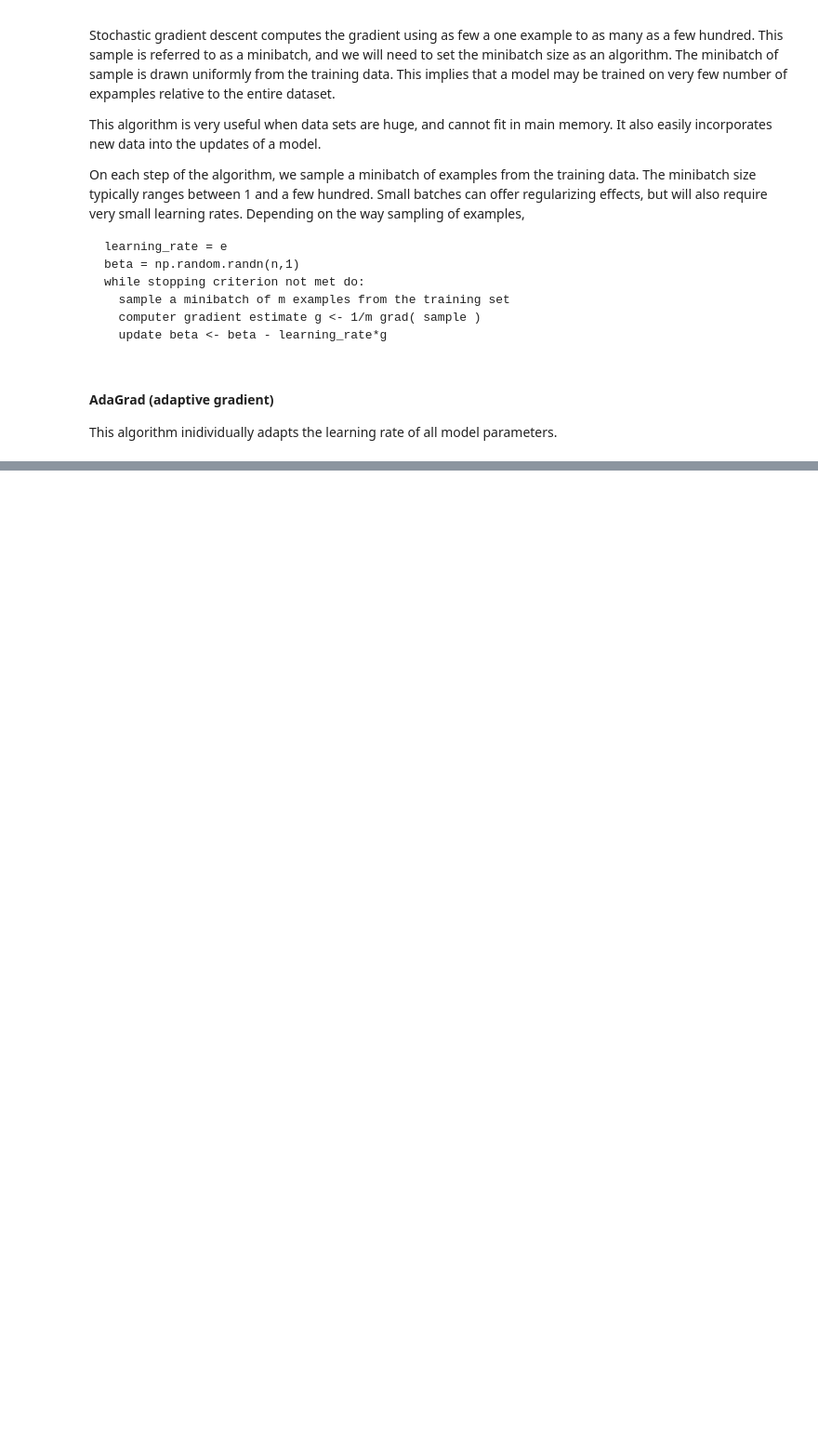
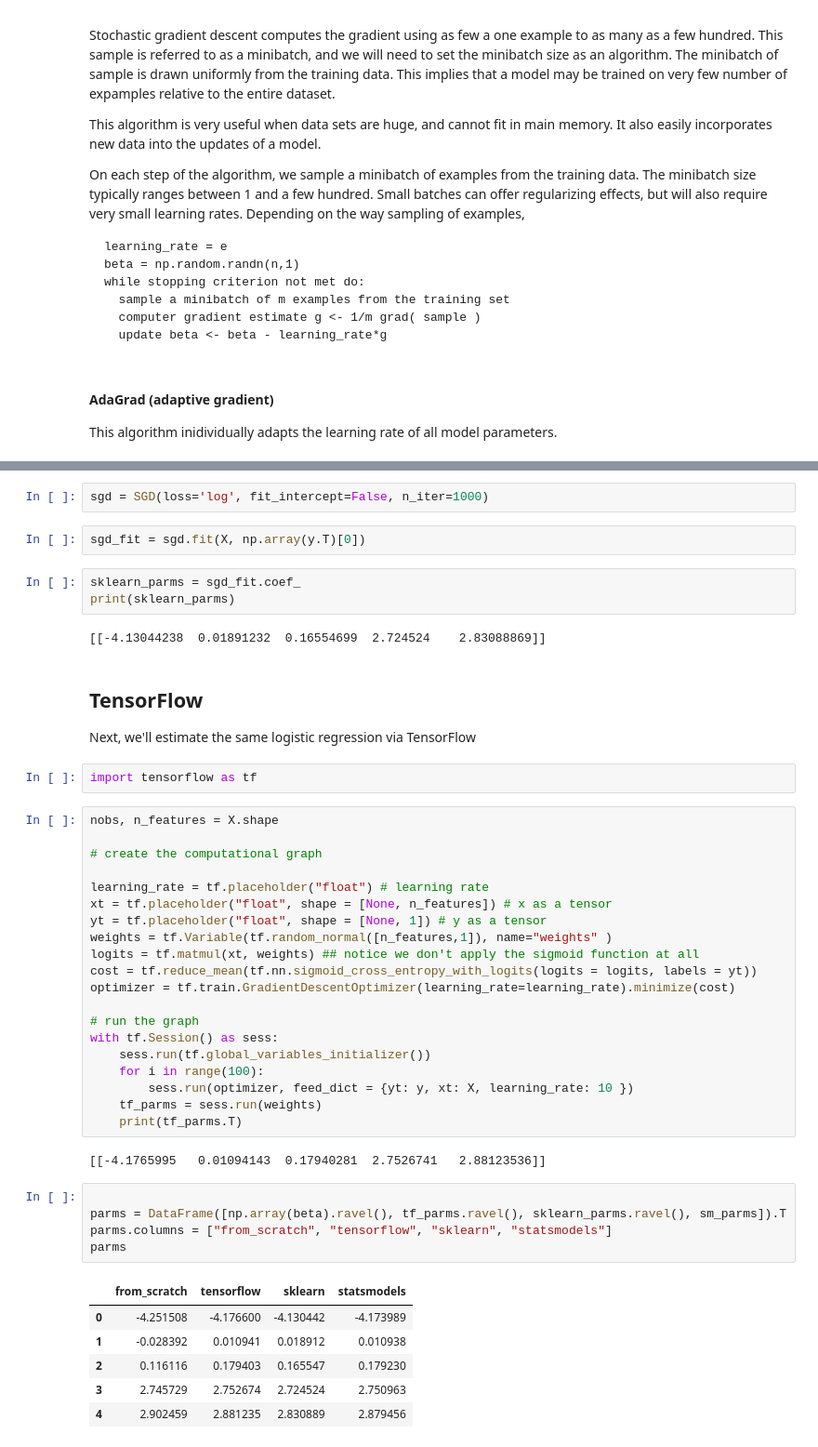
Before and after one commit to timsetsfire/regression-from-scratch, a Jupyter notebook: Regression from Scratch.ipynb, the cells around one changed output, grey strips where cells are left out. Shown: that part at 93% size. Saved outputs shown, nothing was run; the diff lists cells and outputs as text; blank space fills up the shorter version.

```diff
--- a/Regression from Scratch.ipynb
+++ b/Regression from Scratch.ipynb
@@ -870,0 +914,49 @@ iterations 8000
+# %%
+sgd = SGD(loss='log', fit_intercept=False, n_iter=1000)
+# %%
+sgd_fit = sgd.fit(X, np.array(y.T)[0])
+# %%
+sklearn_parms = sgd_fit.coef_
+print(sklearn_parms)
+# %% [output]
+[[-4.13044238  0.01891232  0.16554699  2.724524    2.83088869]]
+# %% [markdown]
+## TensorFlow
+
+Next, we'll estimate the same logistic regression via TensorFlow
+# %%
+import tensorflow as tf
+# %%
+nobs, n_features = X.shape
+
+# create the computational graph
+
+learning_rate = tf.placeholder("float") # learning rate
+xt = tf.placeholder("float", shape = [None, n_features]) # x as a tensor
+yt = tf.placeholder("float", shape = [None, 1]) # y as a tensor
+weights = tf.Variable(tf.random_normal([n_features,1]), name="weights" )
+logits = tf.matmul(xt, weights) ## notice we don't apply the sigmoid function at all
+cost = tf.reduce_mean(tf.nn.sigmoid_cross_entropy_with_logits(logits = logits, labels = yt))
+optimizer = tf.train.GradientDescentOptimizer(learning_rate=learning_rate).minimize(cost)
+
+# run the graph
+with tf.Session() as sess:
+    sess.run(tf.global_variables_initializer())
+    for i in range(100):
+        sess.run(optimizer, feed_dict = {yt: y, xt: X, learning_rate: 10 })
+    tf_parms = sess.run(weights)
+    print(tf_parms.T)
+# %% [output]
+[[-4.1765995   0.01094143  0.17940281  2.7526741   2.88123536]]
+# %%
+
+parms = DataFrame([np.array(beta).ravel(), tf_parms.ravel(), sklearn_parms.ravel(), sm_parms]).T
+parms.columns = ["from_scratch", "tensorflow", "sklearn", "statsmodels"]
+parms
+# %% [output]
+|  | from_scratch | tensorflow | sklearn | statsmodels |
+| 0 | -4.251508 | -4.176600 | -4.130442 | -4.173989 |
+| 1 | -0.028392 | 0.010941 | 0.018912 | 0.010938 |
+| 2 | 0.116116 | 0.179403 | 0.165547 | 0.179230 |
+| 3 | 2.745729 | 2.752674 | 2.724524 | 2.750963 |
+| 4 | 2.902459 | 2.881235 | 2.830889 | 2.879456 |
```
Also changed, not shown: parts of 30 cells of this notebook.
